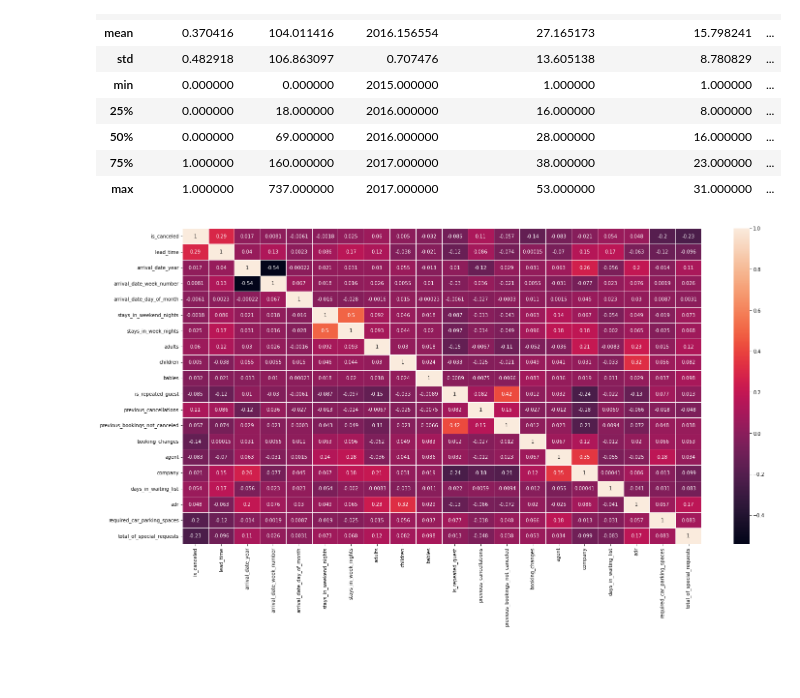
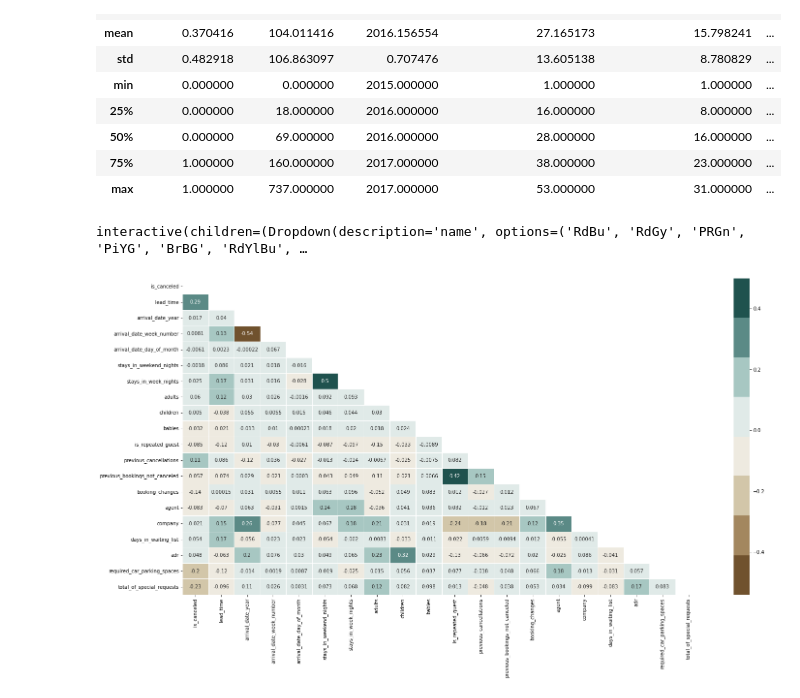
Before and after one commit to DerSchiffi/CSCH_project, a Jupyter notebook: hotel_bookings.ipynb, the cells around one changed output. Drawn from its saved outputs; the diff is of its cells as text; code cells hidden in the pictures; blank space fills up the shorter version.

```diff
--- a/hotel_bookings.ipynb
+++ b/hotel_bookings.ipynb
@@ -53,13 +121,24 @@ df.describe()
 | 50% | 0.000000 | 69.000000 | 2016.000000 | 28.000000 | 16.000000 | ... |
 | 75% | 1.000000 | 160.000000 | 2017.000000 | 38.000000 | 23.000000 | ... |
 | max | 1.000000 | 737.000000 | 2017.000000 | 53.000000 | 31.000000 | ... |
+# %%
+col = sns.choose_colorbrewer_palette('diverging');
+# %% [output]
+interactive(children=(Dropdown(description='name', options=('RdBu', 'RdGy', 'PRGn', 'PiYG', 'BrBG', 'RdYlBu', …
 # %%
-import seaborn as sns
-import matplotlib.pyplot as plt
+##col = sns.diverging_palette(220, 20, as_cmap=True)
 plt.figure(figsize = (24, 12))
 
 corr = df.corr()
-sns.heatmap(corr, annot = True, linewidths = 1)
+
+mask = np.zeros_like(corr, dtype=bool)
+
+mask[np.triu_indices_from(mask)] = True
+sns.heatmap(corr,
+            annot = True,
+            linewidths = 1,
+            mask = mask,
+            cmap=col)
 plt.show()
 # %% [output]
-[figure, old version]
+[figure, new version]
```
Also changed, not shown: parts of 7 cells of this notebook.
